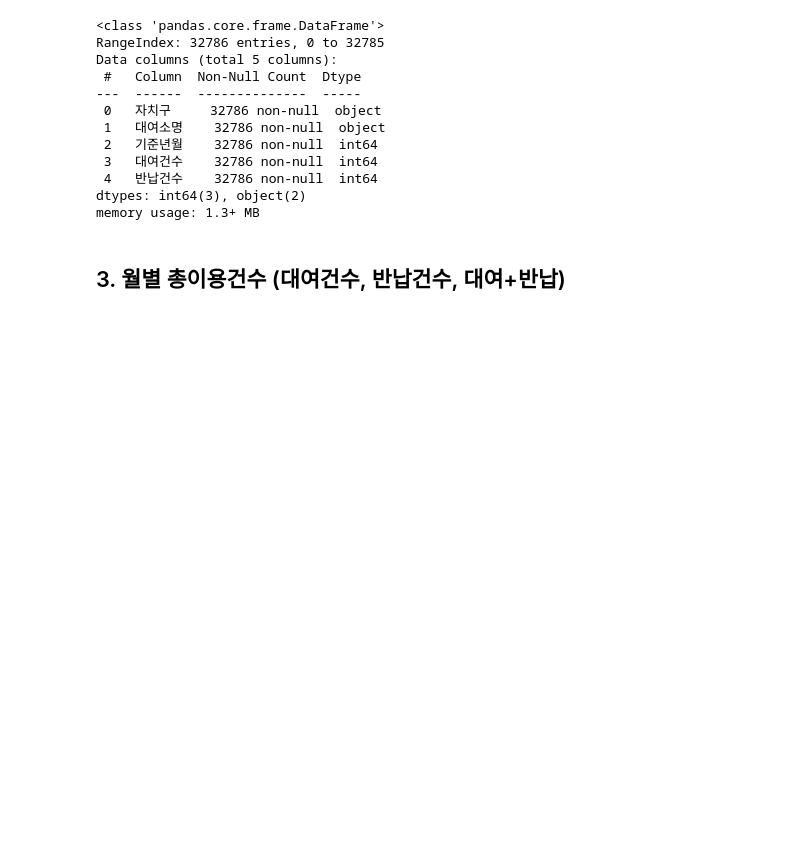
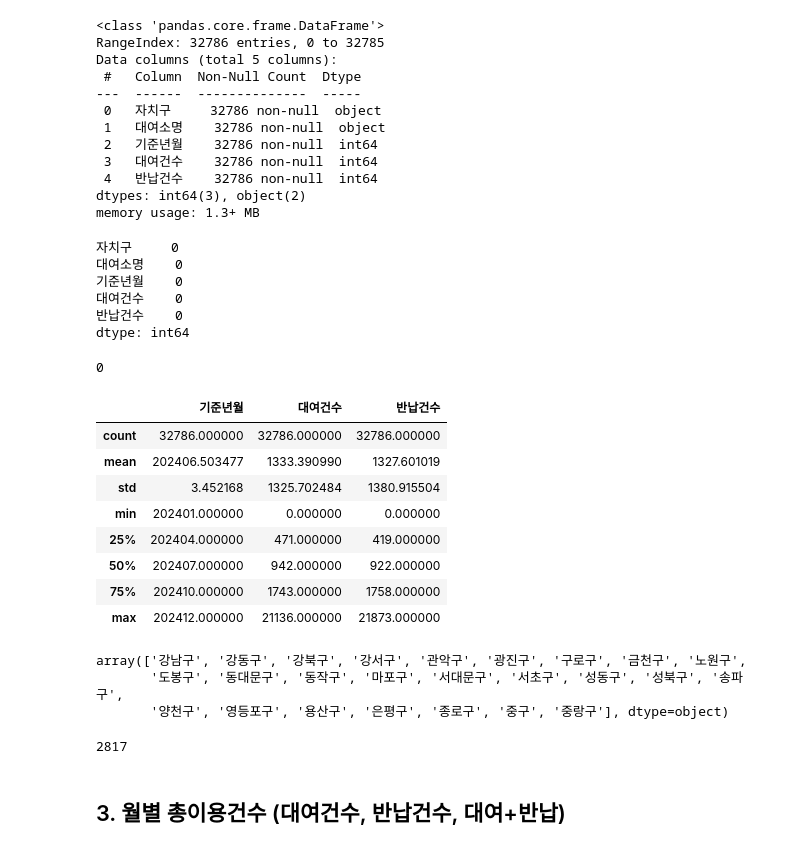
Before and after one commit to byahram/ddareungi-team2, a Jupyter notebook: 01_Month_Selection.ipynb, the cells around one changed output. Saved outputs shown, nothing was run; the diff lists cells and outputs as text; code cells hidden in the pictures; blank space fills up the shorter version.

```diff
--- a/01_Month_Selection.ipynb
+++ b/01_Month_Selection.ipynb
@@ -84,6 +84,43 @@ Data columns (total 5 columns):
  4   반납건수    32786 non-null  int64
 dtypes: int64(3), object(2)
 memory usage: 1.3+ MB
+# %%
+# 결측치
+df.isnull().sum()
+# %% [output]
+자치구     0
+대여소명    0
+기준년월    0
+대여건수    0
+반납건수    0
+dtype: int64
+# %%
+# 중복 행 수
+df.duplicated().sum()
+# %% [output]
+0
+# %%
+df.describe()
+# %% [output]
+|  | 기준년월 | 대여건수 | 반납건수 |
+| count | 32786.000000 | 32786.000000 | 32786.000000 |
+| mean | 202406.503477 | 1333.390990 | 1327.601019 |
+| std | 3.452168 | 1325.702484 | 1380.915504 |
+| min | 202401.000000 | 0.000000 | 0.000000 |
+| 25% | 202404.000000 | 471.000000 | 419.000000 |
+| 50% | 202407.000000 | 942.000000 | 922.000000 |
+| 75% | 202410.000000 | 1743.000000 | 1758.000000 |
+| max | 202412.000000 | 21136.000000 | 21873.000000 |
+# %%
+df["자치구"].unique()
+# %% [output]
+array(['강남구', '강동구', '강북구', '강서구', '관악구', '광진구', '구로구', '금천구', '노원구',
+       '도봉구', '동대문구', '동작구', '마포구', '서대문구', '서초구', '성동구', '성북구', '송파구',
+       '양천구', '영등포구', '용산구', '은평구', '종로구', '중구', '중랑구'], dtype=object)
+# %%
+df["대여소명"].nunique()
+# %% [output]
+2817
 # %% [markdown]
 ## 3. 월별 총이용건수 (대여건수, 반납건수, 대여+반납)
 # %%
```
Also changed, not shown: parts of 3 cells of this notebook, 1 other file.
